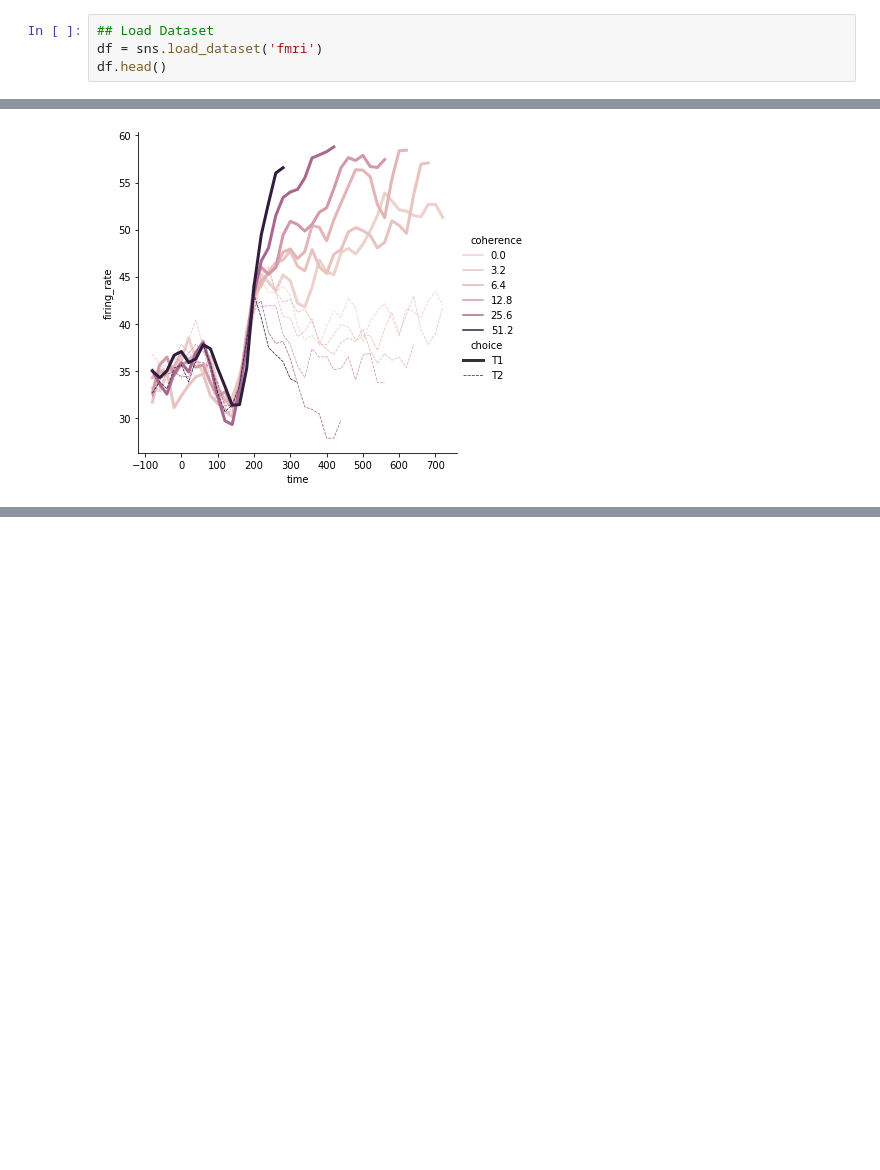
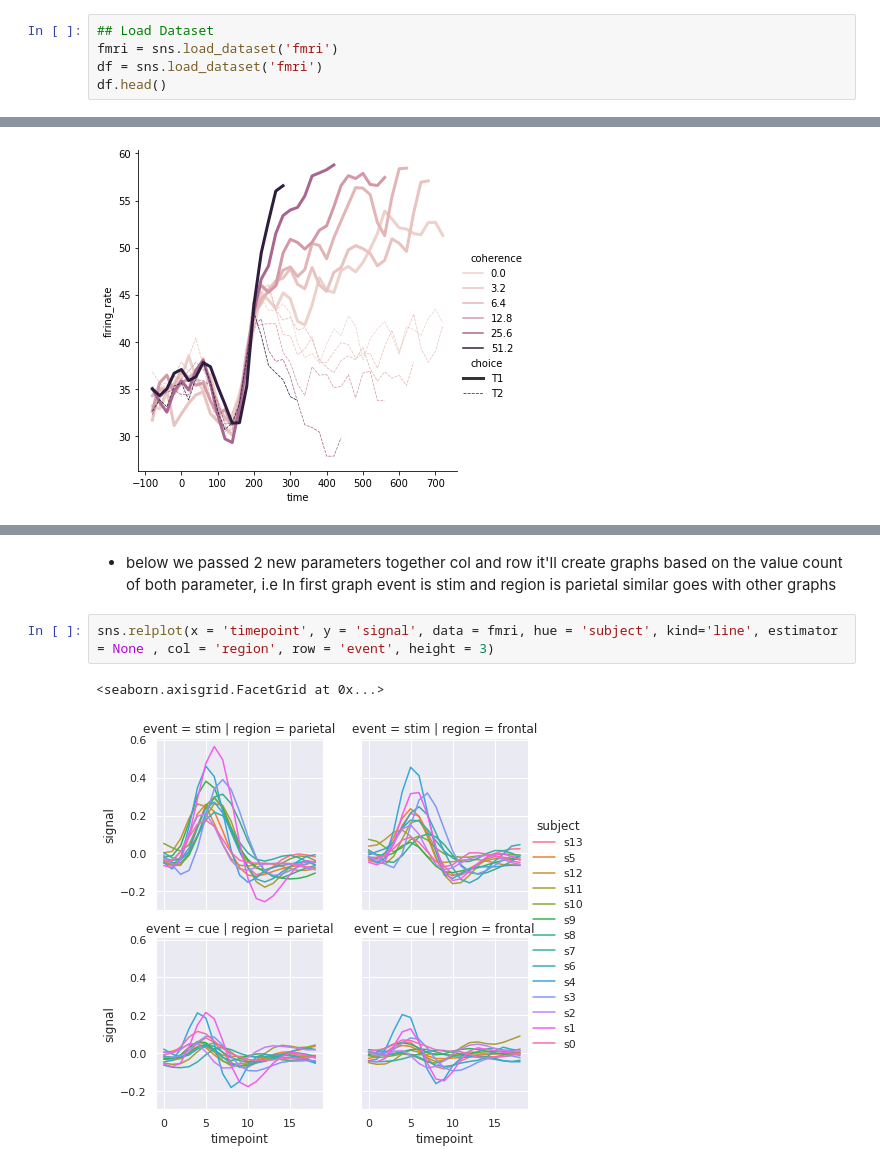
Before and after one commit to lakshit2808/ML-Tool-Kit, a Jupyter notebook: Data_Visualization/Seaborn/seaborn.ipynb, the cells around one changed output, grey strips where cells are left out. Saved outputs shown, nothing was run; the diff lists cells and outputs as text; blank space fills up the shorter version.

```diff
--- a/Data_Visualization/Seaborn/seaborn.ipynb
+++ b/Data_Visualization/Seaborn/seaborn.ipynb
@@ -81,6 +83,7 @@ sns.relplot(x = 'A' , y = 'B', data = df, kind='line', sort=False)
 - More on Line Plot
 # %%
 ## Load Dataset
+fmri = sns.load_dataset('fmri')
 df = sns.load_dataset('fmri')
 df.head()
 # %% [output]
@@ -167,0 +209,7 @@ sns.relplot(x ='time', y = 'firing_rate', data = df, kind = 'line', hue = 'coher
+# %% [markdown]
+- below we passed 2 new parameters together col and row it'll create graphs based on the value count of both parameter, i.e In first graph event is stim and region is parietal similar goes with other graphs
+# %%
+sns.relplot(x = 'timepoint', y = 'signal', data = fmri, hue = 'subject', kind='line', estimator = None , col = 'region', row = 'event', height = 3)
+# %% [output]
+<seaborn.axisgrid.FacetGrid at 0x...>
+[figure, added]
```
Also changed, not shown: parts of 40 cells of this notebook.
